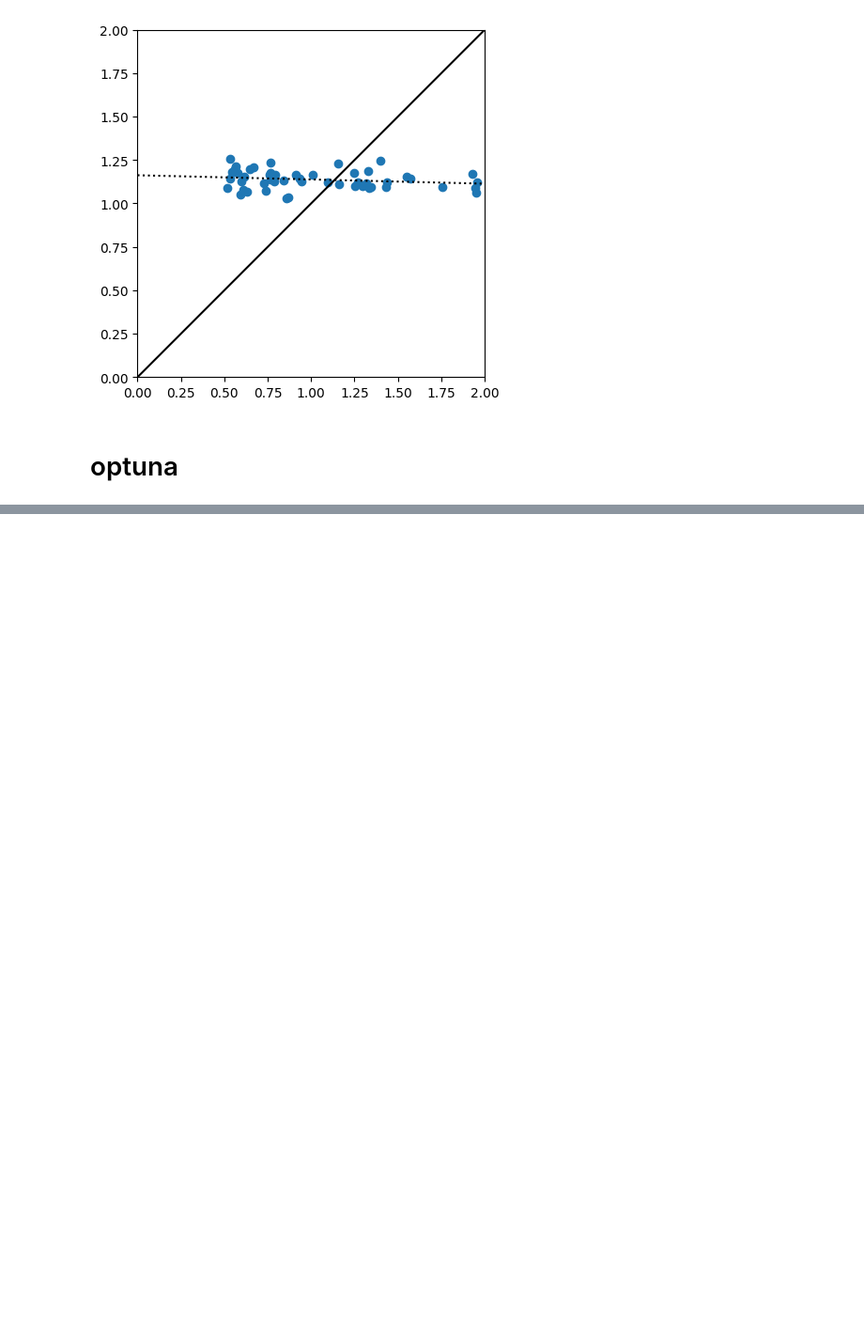
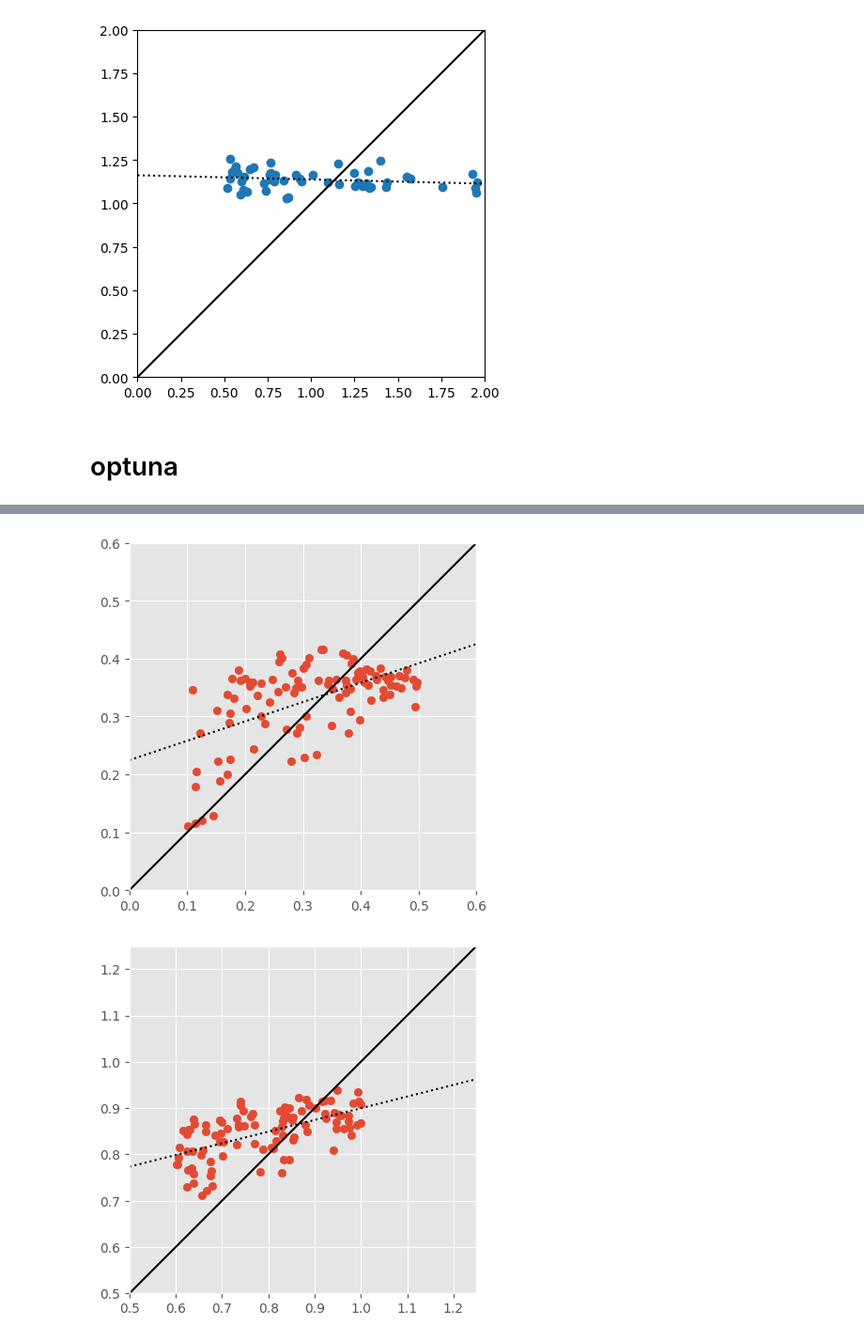
Before and after one commit to shubhagrawal30/CosmoIM, a Jupyter notebook: notebooks/optuna.ipynb, the cells around one changed output, grey strips where cells are left out. Shown at 94% size. Cells and saved outputs as stored; diff of their text form; code cells hidden in the pictures; blank space fills up the shorter version.

```diff
--- a/notebooks/optuna.ipynb
+++ b/notebooks/optuna.ipynb
@@ -183,0 +223,29 @@ study.optimize(objective, n_trials=100)
+# %%
+n_conv_layers = study.best_params['n_conv_layers']
+n_dense_layers = study.best_params['n_dense_layers']
+
+model = tf.keras.Sequential()
+for i in range(n_conv_layers):
+    num_hidden = 2 ** study.best_params[f'log2(n_conv_units_l{i})']
+    kernel = study.best_params[f'n_conv_kernel_l{i}']
+    if i == 0:
+        model.add(tf.keras.layers.Conv2D(num_hidden, kernel_size=(kernel, kernel), activation='relu', input_shape=input_shape))
+    else:
+        model.add(tf.keras.layers.Conv2D(num_hidden, kernel_size=(kernel, kernel), activation='relu'))
+    model.add(tf.keras.layers.MaxPooling2D(pool_size=(2, 2)))
+
+model.add(tf.keras.layers.Flatten())
+
+for i in range(n_dense_layers):
+    num_hidden = 2 ** study.best_params[f'log2(n_dense_units_l{i})']
+    model.add(tf.keras.layers.Dense(num_hidden, activation='relu'))
+
+model.add(tf.keras.layers.Dense(output_num, activation='linear'))
+
+model.compile(loss=tf.keras.losses.LogCosh(), optimizer='adam')
+
+history = model.fit(train_x, train_y, epochs=15, verbose=1)
+
+val_loss = model.evaluate(val_x, val_y, verbose=1)
+
+model.summary()
@@ -183,0 +270,17 @@ study.optimize(objective, n_trials=100)
+# %%
+predictions = model.predict(val_x)
+upp_lims = [0.6, 1.25, 5, 4, 2, 2]
+low_lims = [0, 0.5, -1, 0, 0, 0]
+for ind, (low_lim, upp_lim) in enumerate(zip(low_lims, upp_lims)):
+    p = np.poly1d(np.polyfit(val_y[:, ind], predictions[:, ind], 1))
+    plt.figure()
+    plt.scatter(val_y[:, ind], predictions[:, ind])
+    plt.plot([low_lim, upp_lim], [low_lim, upp_lim], color="black")
+    plt.plot([low_lim, upp_lim], [p(low_lim), p(upp_lim)], color="black", ls=":")
+    plt.xlim([low_lim, upp_lim])
+    plt.ylim([low_lim, upp_lim])
+    ax = plt.gca()
+    ax.set_aspect('equal', adjustable='box')
+    plt.show()
+    plt.close()
+# %% [output]
@@ -183,0 +288,2 @@ study.optimize(objective, n_trials=100)
+[figure, added]
+[figure, added]
```
Also changed, not shown: parts of 9 cells of this notebook.
